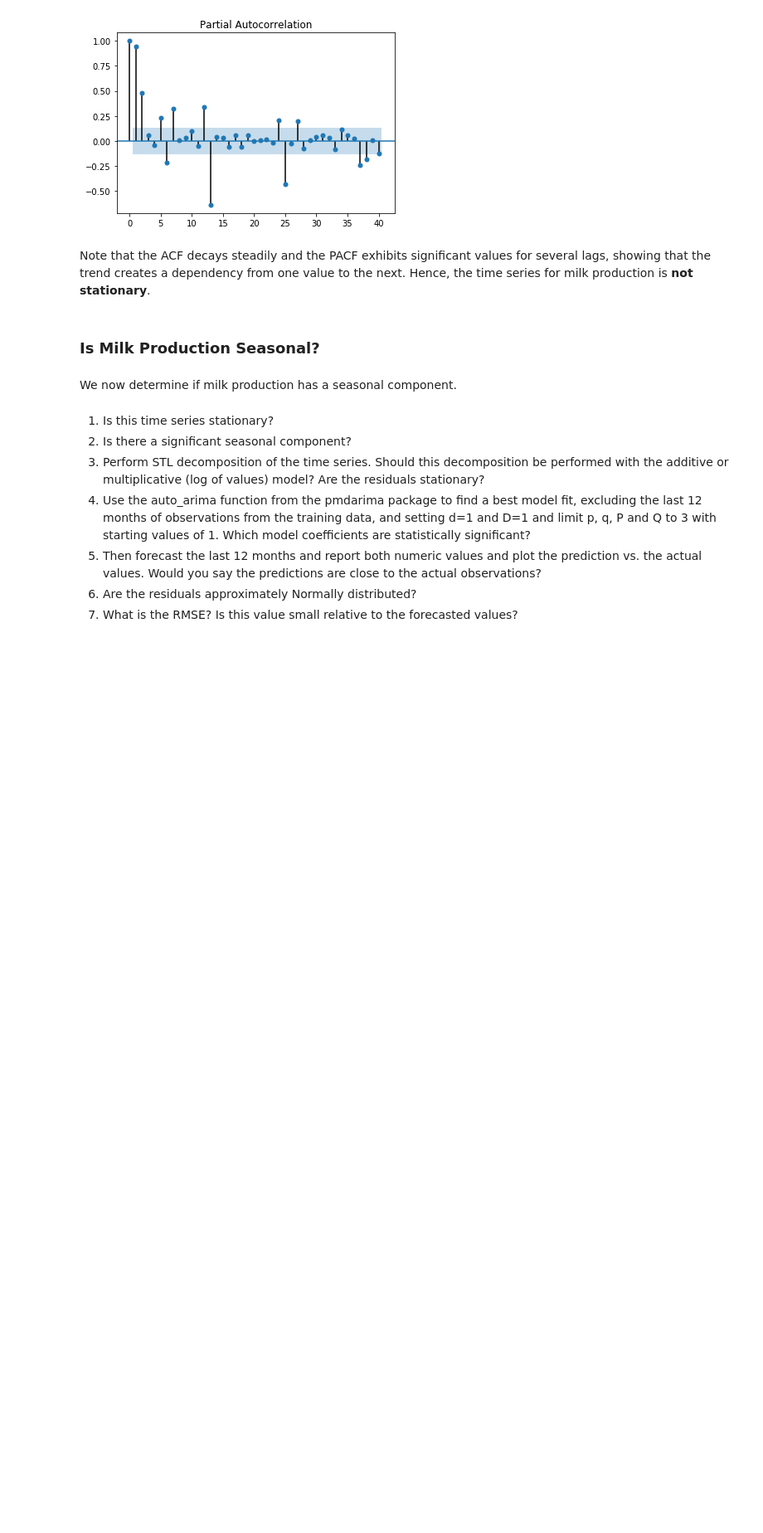
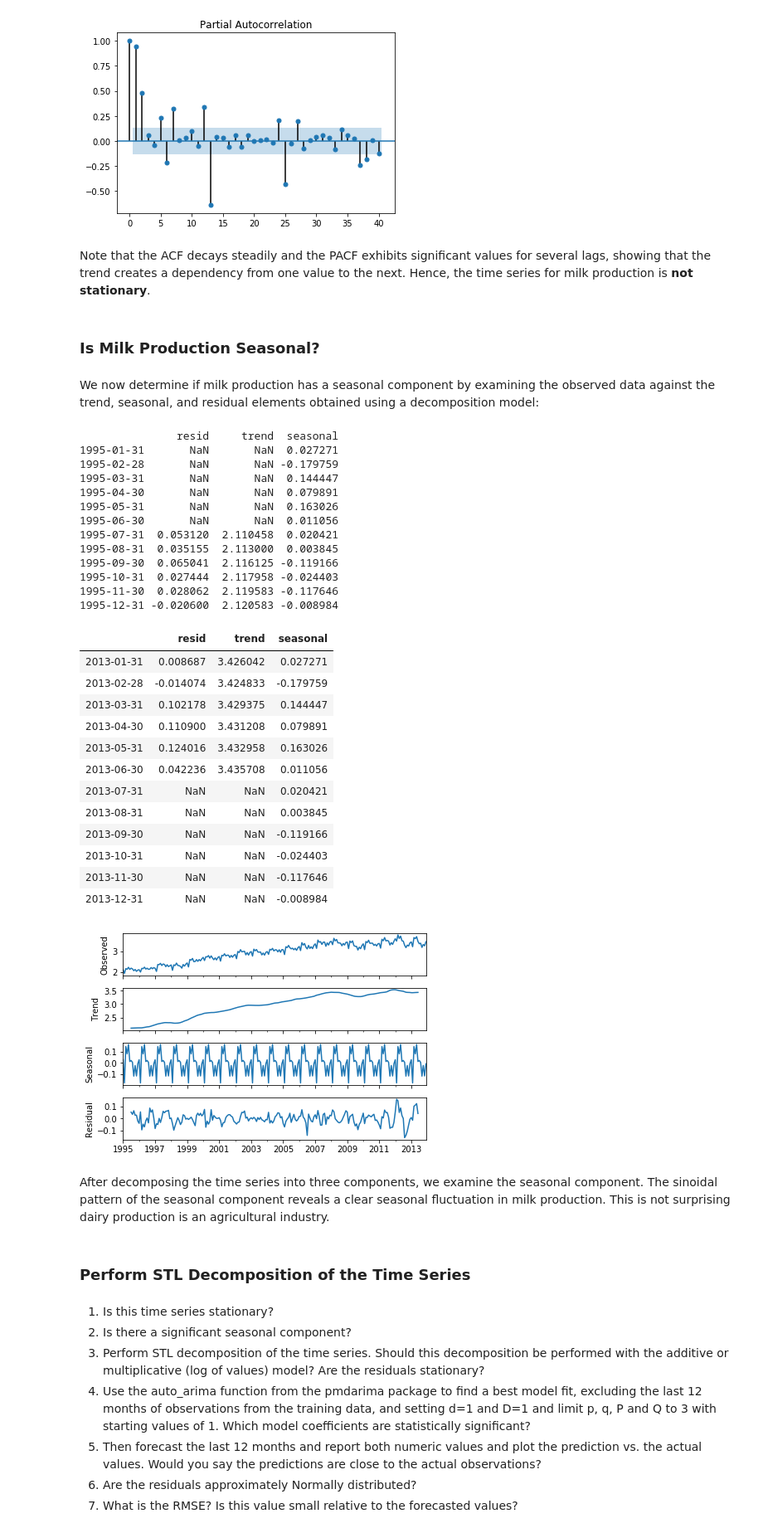
Before and after one commit to pelorenz/data-science-410, a Jupyter notebook: PeterLorenz-L08-Timeseries.ipynb, the cells around one changed output. Shown at 83% size. Drawn from its saved outputs; the diff is of its cells as text; code cells hidden in the pictures; blank space fills up the shorter version.

Commit message:
Seasonal analysis

```diff
--- a/PeterLorenz-L08-Timeseries.ipynb
+++ b/PeterLorenz-L08-Timeseries.ipynb
@@ -37,11 +38,21 @@ InteractiveShell.ast_node_interactivity = "all"
 # %% [markdown]
 Declare functions:
 # %%
+# Plots the given time series
 def plot_ts(ts, lab = ''):
     ts.plot()
     plt.title('Time series plot of ' + lab)
     plt.ylabel('Value')
     plt.xlabel('Date')
+
+# Plots seasonal time series
+def decomp_ts(ts, freq = 'M', model = 'additive'):
+    res = sts.seasonal_decompose(ts, model = model)
+    res.plot()
+    return(pd.DataFrame({'resid': res.resid,
+                         'trend': res.trend,
+                         'seasonal': res.seasonal},
+                         index = ts.index) )
 # %% [markdown]
 ### Load the Data Set
 # %% [markdown]
@@ -99,7 +110,43 @@ Note that the ACF decays steadily and the PACF exhibits significant values for s
 # %% [markdown]
 ### Is Milk Production Seasonal?
 # %% [markdown]
-We now determine if milk production has a seasonal component.
+We now determine if milk production has a seasonal component by examining the observed data against the trend, seasonal, and residual elements obtained using a decomposition model:
+# %%
+decomp = decomp_ts(milk, model='additive')
+print(decomp[:12])
+decomp[-12:]
+# %% [output]
+               resid     trend  seasonal
+1995-01-31       NaN       NaN  0.027271
+1995-02-28       NaN       NaN -0.179759
+1995-03-31       NaN       NaN  0.144447
+1995-04-30       NaN       NaN  0.079891
+1995-05-31       NaN       NaN  0.163026
+1995-06-30       NaN       NaN  0.011056
+1995-07-31  0.053120  2.110458  0.020421
+1995-08-31  0.035155  2.113000  0.003845
+1995-09-30  0.065041  2.116125 -0.119166
+1995-10-31  0.027444  2.117958 -0.024403
+1995-11-30  0.028062  2.119583 -0.117646
+1995-12-31 -0.020600  2.120583 -0.008984
+|  | resid | trend | seasonal |
+| 2013-01-31 | 0.008687 | 3.426042 | 0.027271 |
+| 2013-02-28 | -0.014074 | 3.424833 | -0.179759 |
+| 2013-03-31 | 0.102178 | 3.429375 | 0.144447 |
+| 2013-04-30 | 0.110900 | 3.431208 | 0.079891 |
+| 2013-05-31 | 0.124016 | 3.432958 | 0.163026 |
+| 2013-06-30 | 0.042236 | 3.435708 | 0.011056 |
+| 2013-07-31 | NaN | NaN | 0.020421 |
+| 2013-08-31 | NaN | NaN | 0.003845 |
+| 2013-09-30 | NaN | NaN | -0.119166 |
+| 2013-10-31 | NaN | NaN | -0.024403 |
+| 2013-11-30 | NaN | NaN | -0.117646 |
+| 2013-12-31 | NaN | NaN | -0.008984 |
+[figure, added]
+# %% [markdown]
+After decomposing the time series into three components, we examine the seasonal component. The sinoidal pattern of the seasonal component reveals a clear seasonal fluctuation in milk production. This is not surprising dairy production is an agricultural industry.
+# %% [markdown]
+### Perform STL Decomposition of the Time Series
 # %% [markdown]
 1. Is this time series stationary?
 2. Is there a significant seasonal component?
```
Also changed, not shown: parts of 1 cell of this notebook.
